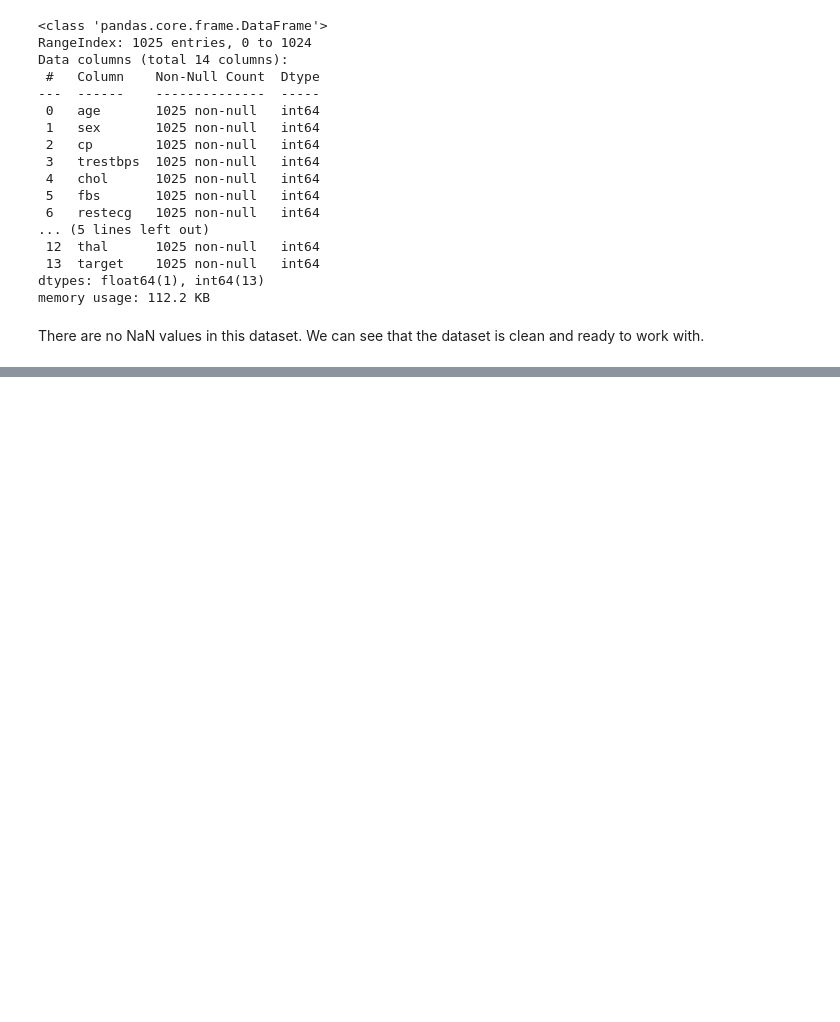
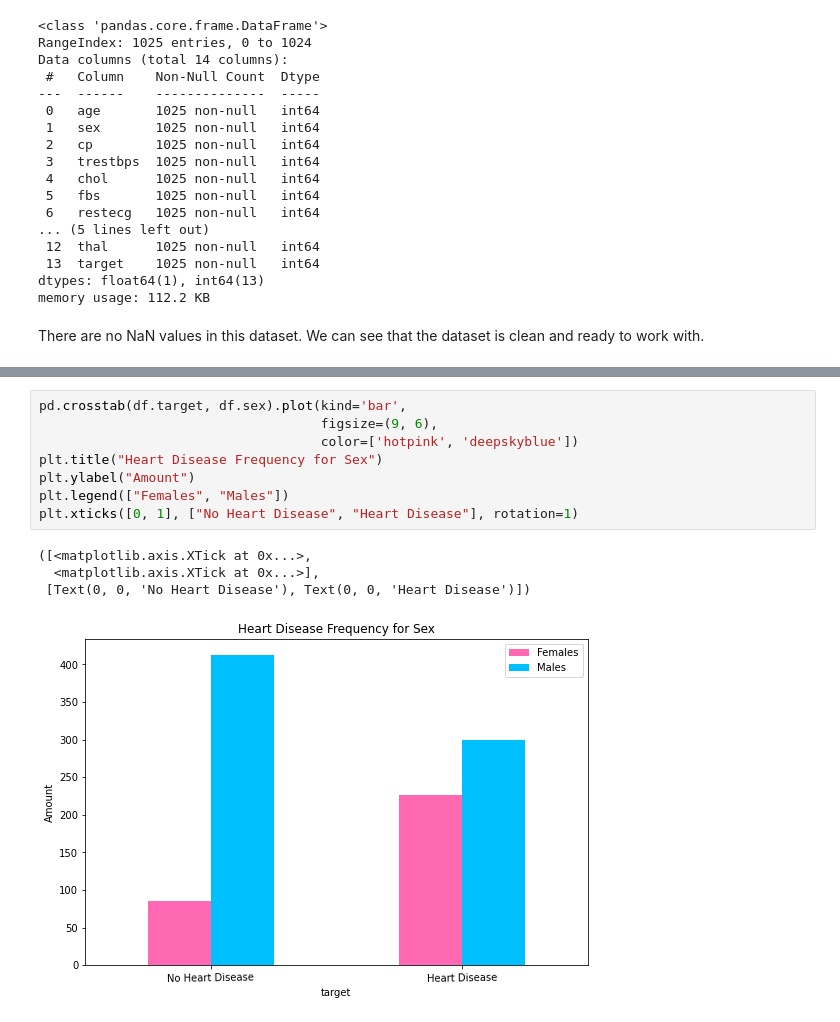
Before and after one commit to Esther-Bi/Introduction-to-Data-Science-2020-Semester-A-Final-Project, a Jupyter notebook: Notebook 3.ipynb, the cells around one changed output, grey strips where cells are left out. Drawn from its saved outputs; the diff is of its cells as text; blank space fills up the shorter version.

```diff
--- a/Notebook 3.ipynb
+++ b/Notebook 3.ipynb
@@ -119,0 +149,13 @@ df.describe()
+# %%
+pd.crosstab(df.target, df.sex).plot(kind='bar',
+                                    figsize=(9, 6),
+                                    color=['hotpink', 'deepskyblue'])
+plt.title("Heart Disease Frequency for Sex")
+plt.ylabel("Amount")
+plt.legend(["Females", "Males"])
+plt.xticks([0, 1], ["No Heart Disease", "Heart Disease"], rotation=1)
+# %% [output]
+([<matplotlib.axis.XTick at 0x...>,
+  <matplotlib.axis.XTick at 0x...>],
+ [Text(0, 0, 'No Heart Disease'), Text(0, 0, 'Heart Disease')])
+[figure, added]
```
Also changed, not shown: parts of 22 cells of this notebook.
